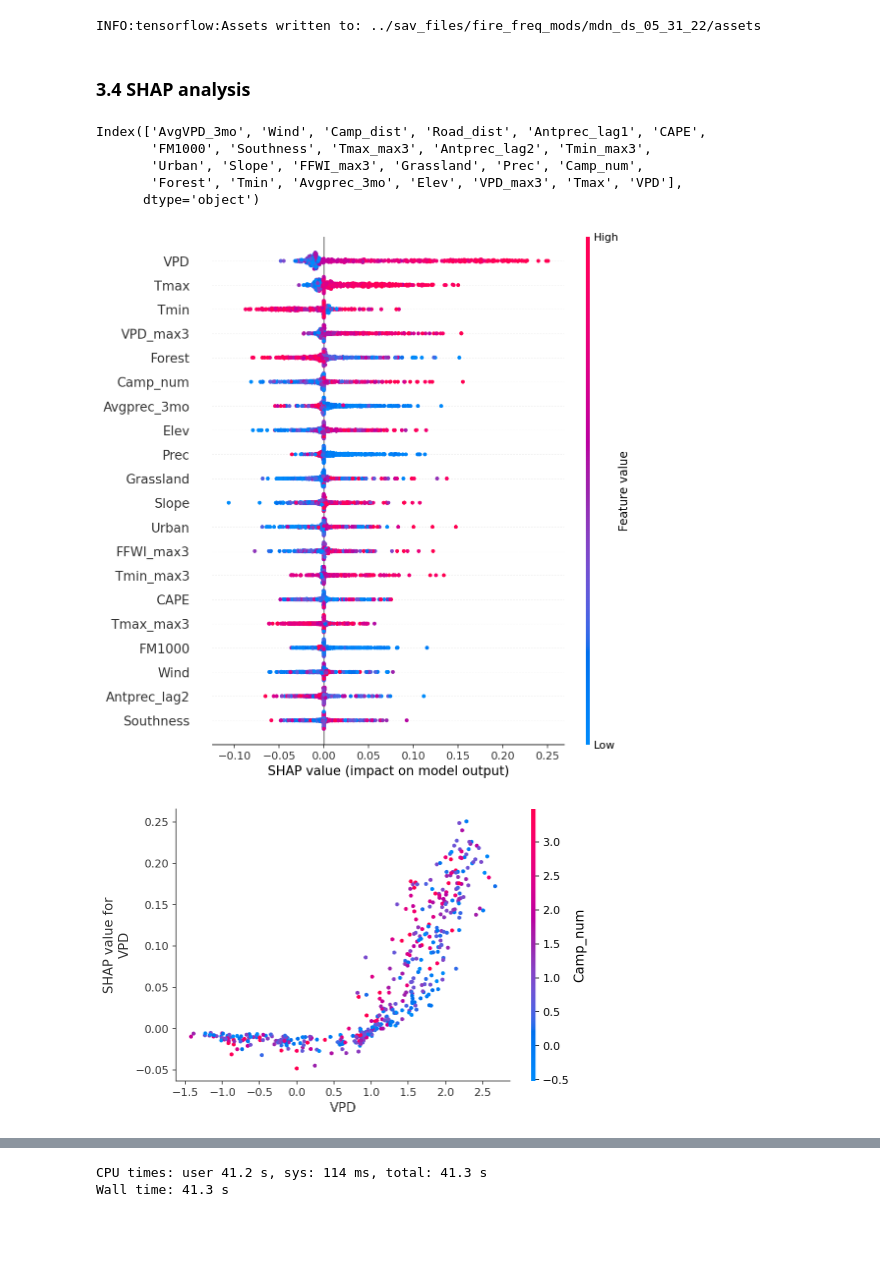
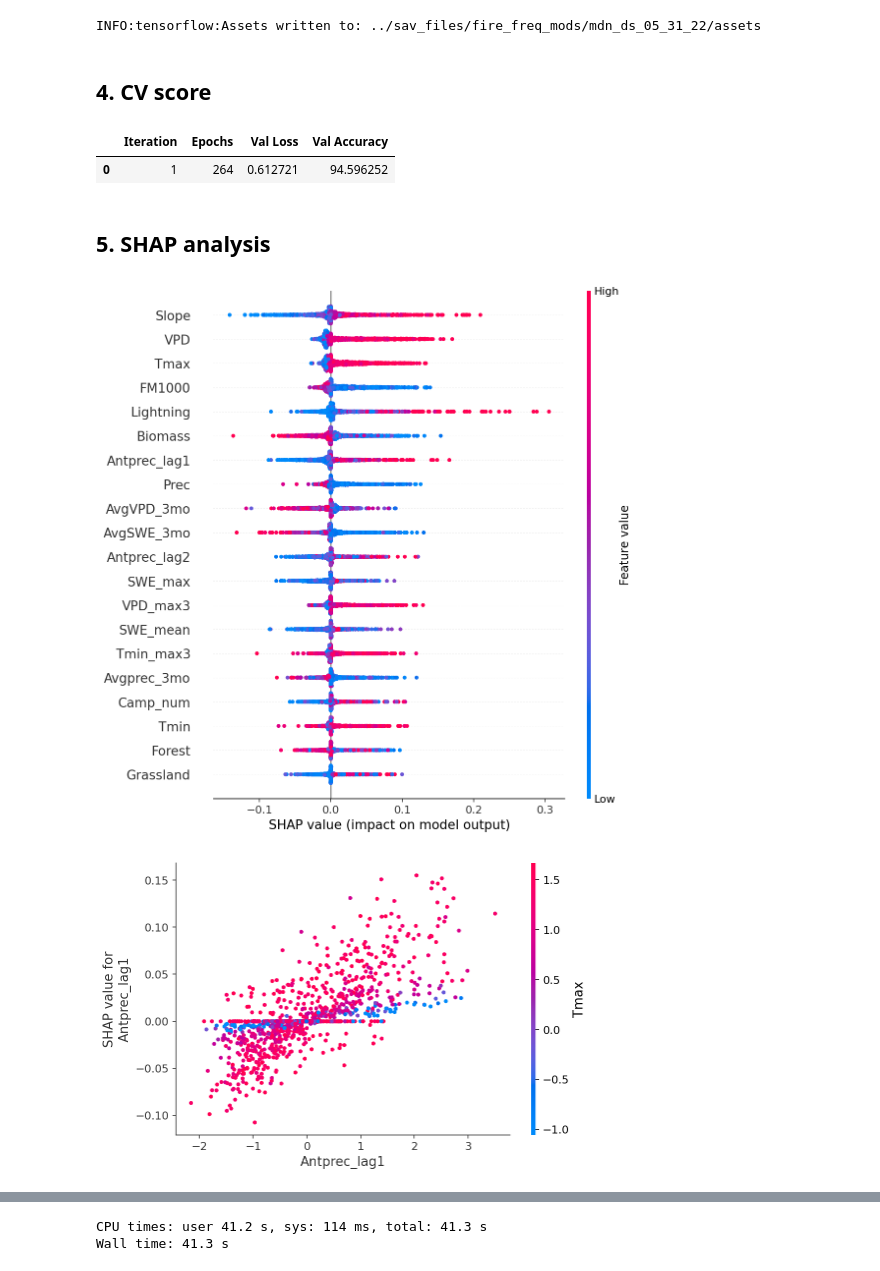
Before and after one commit to jtbuch/smlfire1.0, a Jupyter notebook: notebooks/ml_grid_model.ipynb, the cells around one changed output, grey strips where cells are left out. Saved outputs shown, nothing was run; the diff lists cells and outputs as text; code cells hidden in the pictures; blank space fills up the shorter version.

```diff
--- a/notebooks/ml_grid_model.ipynb
+++ b/notebooks/ml_grid_model.ipynb
@@ -201,31 +207,35 @@ rb_frac= 7/3 #fraction of no fires to fires
 df1= fire_freq_train_df[fire_freq_train_df['fire_freq']==1]
 n2= rb_frac*len(df1)
 df2= fire_freq_train_df[fire_freq_train_df['fire_freq']==0]
+dftemp= df2.copy(deep= True)
 df2= df2.sample(n= int(n2), random_state= rseed)
 df_r= pd.concat([df1, df2], sort= False) #.sample(frac= 1).reset_index(drop=True) #shuffling the rows
 
-X_train_df= X_freq_df.iloc[df_r.index].reset_index().drop(columns=['index', 'Solar', 'Ant_Tmax', 'RH', 'Ant_RH', 'FFWI_max7', 'Avgprec_4mo', 'Avgprec_2mo', \
-                                                                    'AvgVPD_4mo', 'AvgVPD_2mo', 'Tmax_max7', 'VPD_max7', 'Tmin_max7'])
+X_train_df= X_freq_df.iloc[df_r.index].reset_index().drop(columns=['index', 'Solar', 'Ant_Tmax', 'RH', 'Ant_RH', 'RH_min3', 'FFWI_max7', 'Avgprec_4mo', 'Avgprec_2mo', 'AvgVPD_4mo', 'AvgVPD_2mo', \
+                                                    'Tmax_max7', 'VPD_max7', 'Tmin_max7', 'Elev', 'Delta_T', 'CAPE', 'Southness']) # 'Popdensity', 'Housedensity',
 y_r = np.array(df_r.fire_freq, dtype=np.float32)
 
 X_test_df= X_freq_df.iloc[fire_freq_test_df.index]
 X_test_df.loc[:, 'reg_indx']= fire_freq_test_df.reg_indx
 X_test_df.loc[:, 'month']= fire_freq_test_df.month
-X_test_df= X_test_df.reset_index().drop(columns=['index', 'Solar', 'Ant_Tmax', 'RH', 'Ant_RH', 'FFWI_max7', 'Avgprec_4mo', \
-                                                                    'Avgprec_2mo', 'AvgVPD_4mo', 'AvgVPD_2mo', 'Tmax_max7', 'VPD_max7', 'Tmin_max7'])
+X_test_df= X_test_df.reset_index().drop(columns=['index', 'Solar', 'Ant_Tmax', 'RH', 'Ant_RH', 'RH_min3', 'FFWI_max7', 'Avgprec_4mo', 'Avgprec_2mo', 'AvgVPD_4mo', 'AvgVPD_2mo', \
+                                                    'Tmax_max7', 'VPD_max7', 'Tmin_max7', 'Elev', 'Delta_T', 'CAPE', 'Southness'])
 y= np.array(fire_freq_test_df.fire_freq)
 
 X_train, X_val, y_train, y_val= train_test_split(X_train_df, y_r, test_size=0.3, random_state= rseed)
 X_freq_tot= pd.concat([X_train_df, X_test_df.drop(columns=['reg_indx', 'month'])], sort= False).reset_index().drop(columns=['index'])
 df_r= df_r.reset_index().drop(columns=['index'])
 # %%
-tf.random.set_seed(19)
-mon= EarlyStopping(monitor='val_loss', min_delta=0, patience= 5, verbose=0, mode='auto', restore_best_weights=True)
+freq_id= '07_22_22'
+mdn_zipd= tf.keras.models.load_model('../sav_files/fire_freq_mods/mdn_zipd_freq_model_%s'%freq_id, custom_objects= {'zipd_loss': zipd_loss, 'zipd_accuracy': zipd_accuracy})
 
-mdn_zipd= MDN_freq(layers= 2, neurons= 16)
-mdn_zipd.compile(loss= zipd_loss, optimizer= tf.keras.optimizers.Adam(learning_rate= 1e-4), metrics=[zipd_accuracy])
+# tf.random.set_seed(19)
+# mon= EarlyStopping(monitor='val_loss', min_delta=0, patience= 10, verbose=0, mode='auto', restore_best_weights=True)
 
-%time h_mdn= mdn_zipd.fit(x= X_train, y= y_train, epochs= 500, validation_data=(X_val, y_val), batch_size= 32, callbacks= [mon], verbose=0)
-print("MDN trained for %d epochs"%len(h_mdn.history['loss']))
-# # #mdn_zipd.save('../sav_files/fire_freq_mods/mdn_zipd_freq_model_%s'%freq_id)
+# mdn_zipd= MDN_freq(layers= 2, neurons= 16, reg= True, regrate= 1e-3, dropout= True)
+# mdn_zipd.compile(loss= zipd_loss, optimizer= tf.keras.optimizers.Adam(learning_rate= 1e-4), metrics=[zipd_accuracy])
+
+# %time h_mdn= mdn_zipd.fit(x= X_train, y= y_train, epochs= 500, validation_data=(X_val, y_val), batch_size= 32, callbacks= [mon], verbose=0)
+# print("MDN trained for %d epochs"%len(h_mdn.history['loss']))
+#mdn_zipd.save('../sav_files/fire_freq_mods/mdn_zipd_freq_model_%s'%freq_id)
 # %% [output]
@@ -259,8 +265,7 @@ MDN trained for 176 epochs
 ### 3.3 Calibration and frequency location
 # %%
 run_id= '05_30_22'
-mdn.save('../sav_files/fire_freq_mods/mdn_ds_%s'%run_id)
-mdn_freq_df= grid_freq_predict(X_test_dat= X_test_tot, freq_test_df= fire_freq_tot, n_regs= 18, ml_model= mdn, start_month= 0, final_month= 444, func_flag= 'zipd', rseed= 87)
+mdn_freq_df= grid_freq_predict(X_test_dat= X_test_tot, freq_test_df= fire_freq_tot, n_regs= 18, ml_model= mdn_zipd, start_month= 0, final_month= 444, func_flag= 'zipd', rseed= 87)
 mdn_freq_groups= mdn_freq_df.groupby('reg_indx')
 mdn_freq_df.to_hdf('../sav_files/fire_freq_pred_dfs/mdn_ds_mon_fire_freq_%s.h5'%run_id, key= 'df', mode= 'w')
 # %% [output]
@@ -329,3 +334,5 @@ obs_freq_xarr= xarray.DataArray(data= clim_df['fire_freq'].to_numpy().reshape(43
 # %%
 pred_freq_xarr.to_netcdf('../sav_files/pred_freq_%s'%run_id + '_%s'%bs + '_pfrac_%s'%str(p_frac) + '_iter_run_%d.nc'%it, mode='w')
 obs_freq_xarr.to_netcdf('../sav_files/obs_freq_alt.nc', mode='w')
+# %% [markdown]
+## 4. CV score
@@ -332,5 +343,10 @@ obs_freq_xarr.to_netcdf('../sav_files/obs_freq_alt.nc', mode='w')
+# %%
+hp_df
+# %% [output]
+|  | Iteration | Epochs | Val Loss | Val Accuracy |
+| 0 | 1 | 264 | 0.612721 | 94.596252 |
 # %% [markdown]
-### 3.4 SHAP analysis
+## 5. SHAP analysis
 # %%
 regarr= range(18)
 X_plot_df= pd.DataFrame([])
@@ -339,10 +355,10 @@ reg_shap_vals= []
 mean_shap_vals= []
 
 for r in tqdm(regarr):
-    X_bkg_df= X_freq_tot.iloc[df_r[df_r.fire_freq == 0].groupby('reg_indx').get_group(r+1).index][X_freq_tot.columns].sample(n= 50, random_state= 99).values
+    X_bkg_df= X_freq_tot.iloc[df_r[df_r.fire_freq == 0].groupby('reg_indx').get_group(r+1).index][X_freq_tot.columns].sample(n= 50, random_state= 67).values
     X_fires_df= X_freq_tot.iloc[df_r[(df_r.fire_freq == 1)].groupby('reg_indx').get_group(r+1).index][X_freq_tot.columns]
     X_shap_df= pd.concat([X_fires_df, \
-            X_freq_tot.iloc[df_r[(df_r.fire_freq == 0)].groupby('reg_indx').get_group(r+1).index][X_freq_tot.columns].sample(n= int(len(X_fires_df)/3), random_state= 99)]).sample(frac= 1.0)
+            X_freq_df.iloc[dftemp[(dftemp.fire_freq == 0)].groupby('reg_indx').get_group(r+1).index][X_freq_tot.columns].sample(n= int(len(X_fires_df)/3), random_state= 67)]).sample(frac= 1.0) #X_freq_tot.iloc[df_r[(df_r.fire_freq == 0)].groupby('reg_indx').get_group(r+1).index][X_freq_tot.columns]
     X_plot_df= X_plot_df.append(pd.concat([X_shap_df.reset_index().drop(columns= ['index']), pd.DataFrame({'reg_indx': (r+1)*np.ones(len(X_shap_df), dtype= int)})], axis= 1), ignore_index= True)
     def f(X):
         freq_arr= zipd_model_shap(mdn_mod= mdn_zipd, X= X)
@@ -356,20 +372,15 @@ for r in tqdm(regarr):
 
 X_plot_df.to_hdf('../sav_files/shap_files/fire_freq_data_%s.h5'%freq_id, key= 'df', mode= 'w')
 pd.DataFrame(np.vstack(reg_shap_vals), columns= X_freq_tot.columns).to_hdf('../sav_files/shap_files/fire_freq_shap_%s.h5'%freq_id, key= 'df', mode= 'w')
-# %%
-X_freq_tot.columns[tmp_ind_vals[1]]
-# %% [output]
-Index(['AvgVPD_3mo', 'Wind', 'Camp_dist', 'Road_dist', 'Antprec_lag1', 'CAPE',
-       'FM1000', 'Southness', 'Tmax_max3', 'Antprec_lag2', 'Tmin_max3',
-       'Urban', 'Slope', 'FFWI_max3', 'Grassland', 'Prec', 'Camp_num',
-       'Forest', 'Tmin', 'Avgprec_3mo', 'Elev', 'VPD_max3', 'Tmax', 'VPD'],
-      dtype='object')
+# %%
+regindx= 1
+shap.summary_plot(reg_shap_vals[0], X_plot_df.groupby('reg_indx').get_group(regindx).drop(columns= ['reg_indx']))
+#shap.summary_plot(reg_shap_vals[regindx-1], X_plot_df.groupby('reg_indx').get_group(regindx).drop(columns= ['reg_indx']))
+# %% [output]
+[figure, added]
 # %%
-shap.summary_plot(reg_shap_vals[0], X_plot_df.groupby('reg_indx').get_group(2).drop(columns= ['reg_indx']))
+regindx= 6
+shap.dependence_plot(3, reg_shap_vals[1],  X_plot_df.groupby('reg_indx').get_group(regindx).drop(columns= ['reg_indx']))
 # %% [output]
-[figure, old version]
+[figure, new version]
-# %%
-shap.dependence_plot(1, reg_shap_vals[0],  X_plot_df.groupby('reg_indx').get_group(2).drop(columns= ['reg_indx']))
-# %% [output]
-[figure, removed]
 # %% [markdown]
```
Also changed, not shown: parts of 8 cells of this notebook, 4 other files.
